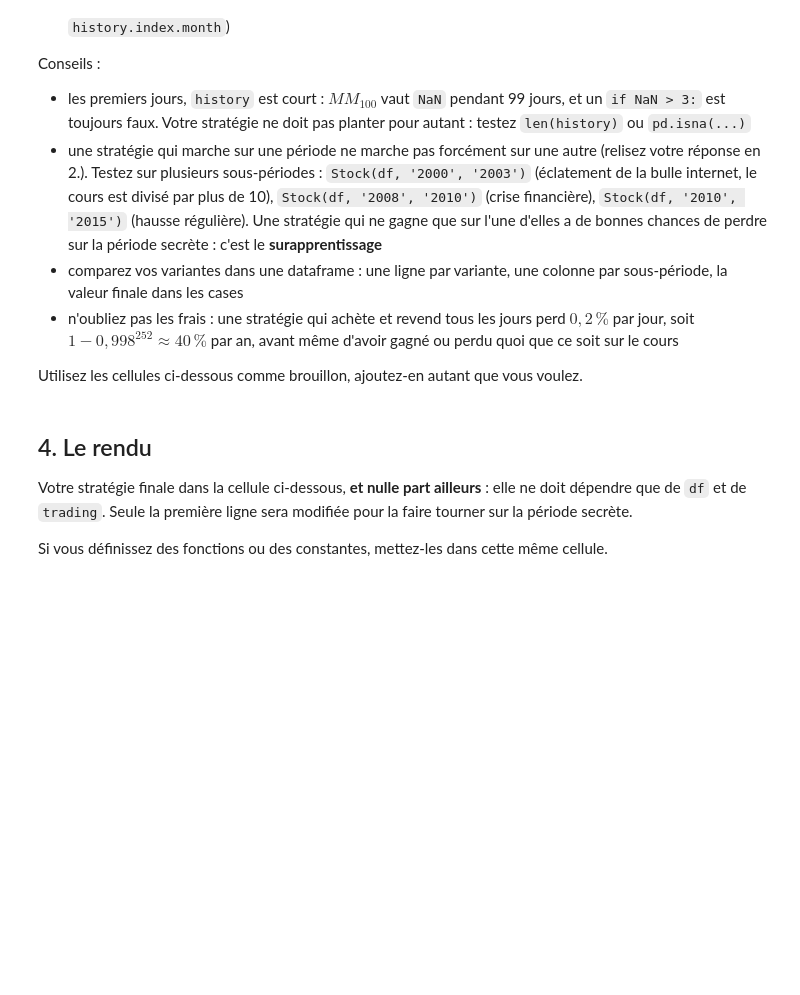
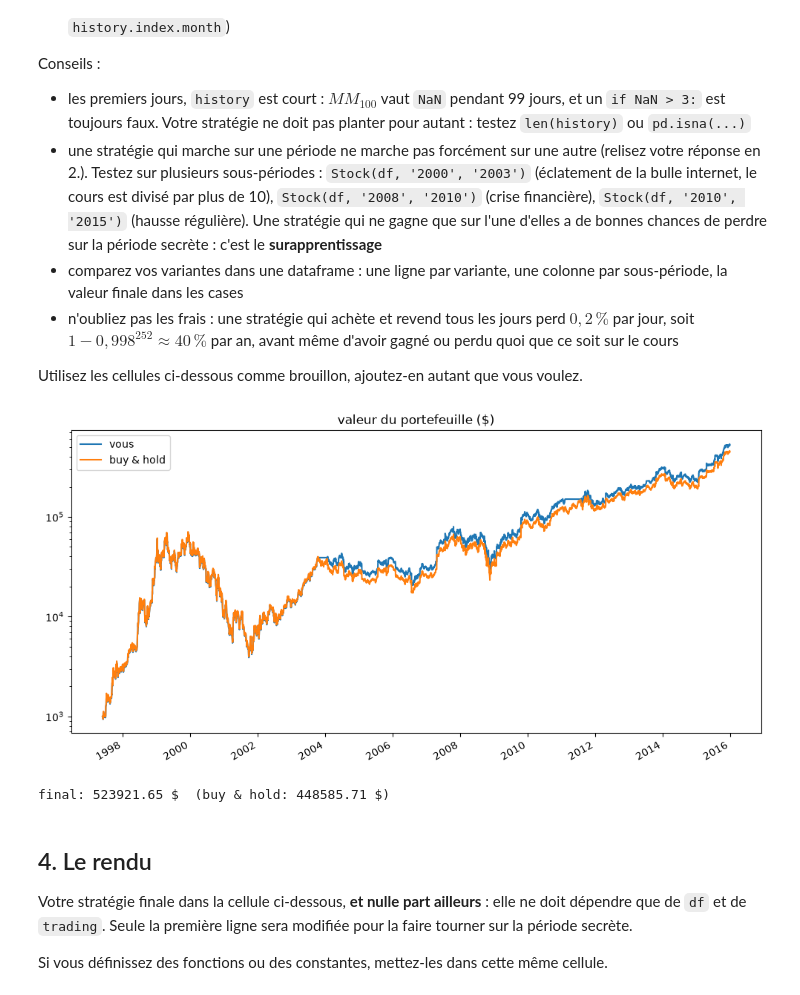
Before and after one commit to SIMVIA-lucas-sovre/projet-trading-pandas, a Jupyter notebook: groupe-7.ipynb, the cells around one changed output. Saved outputs shown, nothing was run; the diff lists cells and outputs as text; code cells hidden in the pictures; blank space fills up the shorter version.

```diff
--- a/groupe-7.ipynb
+++ b/groupe-7.ipynb
@@ -290,7 +303,32 @@ Conseils :
 
 Utilisez les cellules ci-dessous comme brouillon, ajoutez-en autant que vous voulez.
 # %%
-# vos essais
+stock = Stock(df,'1997','2015')          # 1000 $, 0 action
+for date, history in stock.days():     # un tour de boucle par jour de cotation
+    p = history.Close
+    N1 = 5
+    N2 = 10
+    i = 0
+    Buy = True
+    Sell = True
+    if N < len(p):
+        for i in range(N1):
+            if p.iloc[-(i+1)]/p.iloc[-(i+2)]-1 > 0:
+                Buy = False
+                break
+        for i in range(N2):
+            if p.iloc[-(i+1)]/p.iloc[-(i+2)]- 1 < 0:
+                Sell = False
+                break
+    if Sell == True:
+        stock.sell()
+    if Buy == True:
+        stock.buy()
+
+stock.plot()
+# %% [output]
+[figure, added]
+final: 523921.65 $  (buy & hold: 448585.71 $)
 # %%
 # vos essais
 # %% [markdown]
```
Also changed, not shown: parts of 3 cells of this notebook.
